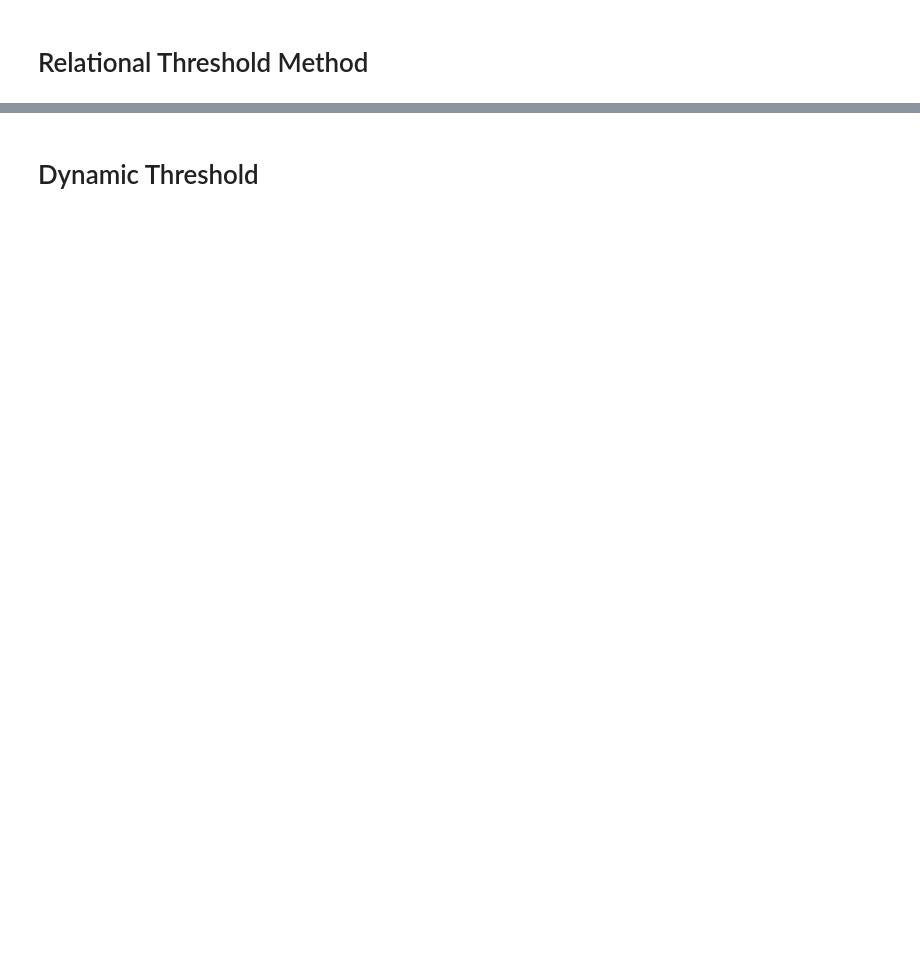
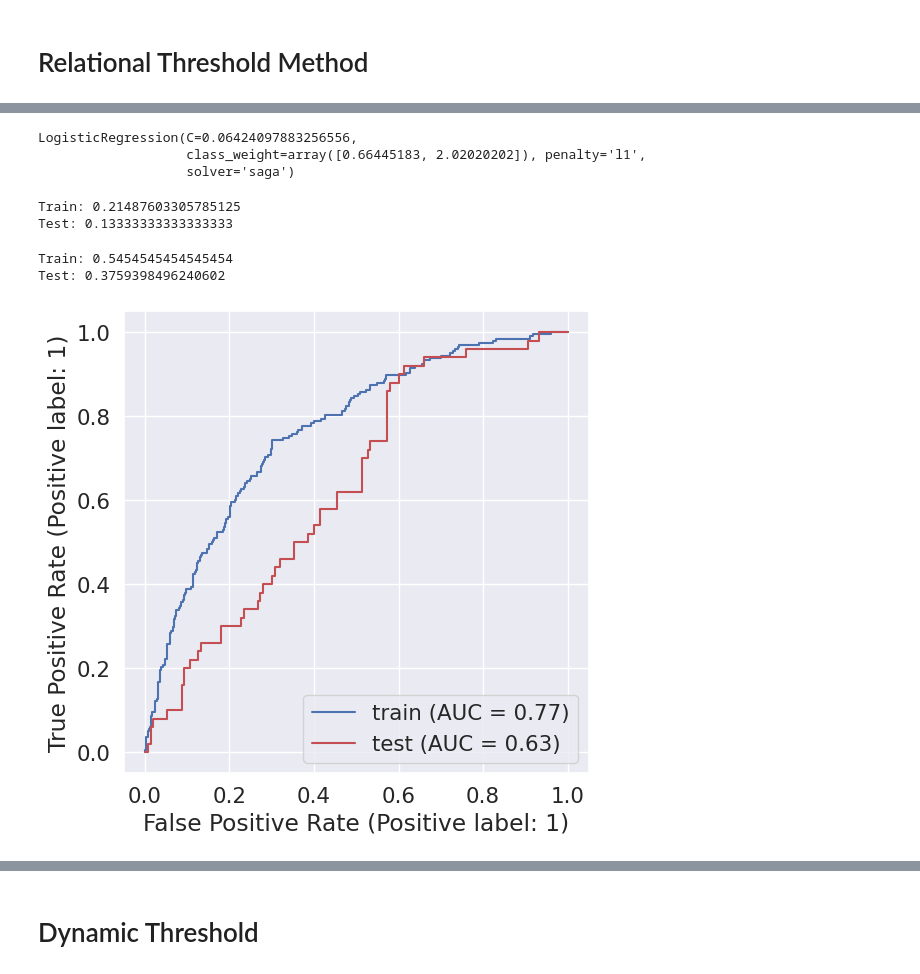
Before and after one commit to NasLabBgu/hate_speech_detection, a Jupyter notebook: detection/experiments/user_level__threshold_models.ipynb, the cells around one changed output, grey strips where cells are left out. Saved outputs shown, nothing was run; the diff lists cells and outputs as text; code cells hidden in the pictures; blank space fills up the shorter version.

Commit message:
added notebook for running threshold models with ml models and networkx graphs

```diff
--- a/detection/experiments/user_level__threshold_models.ipynb
+++ b/detection/experiments/user_level__threshold_models.ipynb
@@ -317,0 +457,5 @@ relational_threshold_method(X, y, post_threshold=0.5, min_mention_threshold=3)
+# %%
+filtered_mentions_mean_pred_df = pd.merge(pd.merge(
+    filtered_mentions_df.query('`source` in @y.index or `dest` in @y.index'), user_mean_preds.rename('source_mean_pred'), left_on='source', right_index=True, how='left'
+), user_mean_preds.rename('dest_mean_pred'), left_on='dest', right_index=True, how='left').drop(columns=['weight'])
+filtered_mentions_mean_pred_df
@@ -317,0 +476,5 @@ relational_threshold_method(X, y, post_threshold=0.5, min_mention_threshold=3)
+# %%
+filtered_retweets_mean_pred_df = pd.merge(pd.merge(
+    filtered_retweets_df.query('`source` in @y.index or `dest` in @y.index'), user_mean_preds.rename('source_mean_pred'), left_on='source', right_index=True, how='left'
+), user_mean_preds.rename('dest_mean_pred'), left_on='dest', right_index=True, how='left').drop(columns=['weight'])
+filtered_retweets_mean_pred_df
@@ -317,0 +495,10 @@ relational_threshold_method(X, y, post_threshold=0.5, min_mention_threshold=3)
+# %%
+X = pd.concat([user_mean_preds.loc[y.index],
+           filtered_mentions_mean_pred_df.query('`source` in @y.index').groupby('source')['dest_mean_pred'].mean().rename('mentions_mean_pred'),
+           filtered_mentions_mean_pred_df.query('`dest` in @y.index').groupby('dest')['source_mean_pred'].mean().rename('mentioned_by_mean_pred'),
+           filtered_retweets_mean_pred_df.query('`source` in @y.index').groupby('source')['dest_mean_pred'].mean().rename('retweeted_mean_pred'),
+           filtered_retweets_mean_pred_df.query('`dest` in @y.index').groupby('dest')['source_mean_pred'].mean().rename('retweeted_by_mean_pred'),
+          ], axis=1).fillna(0)
+train_df = X.loc[y_train.index]
+test_df = X.loc[y_test.index]
+X
@@ -317,0 +519,17 @@ relational_threshold_method(X, y, post_threshold=0.5, min_mention_threshold=3)
+# %%
+scaler = StandardScaler()
+X_train = scaler.fit_transform(train_df)
+X_test = scaler.transform(test_df)
+
+lr = study.best_trial.user_attrs['clf']
+lr.fit(X_train, y_train)
+# %% [output]
+LogisticRegression(C=0.06424097883256556,
+                   class_weight=array([0.66445183, 2.02020202]), penalty='l1',
+                   solver='saga')
+# %%
+print(f'Train: {f1_score(lr.predict(X_train), y_train)}')
+print(f'Test: {f1_score(lr.predict(X_test), y_test)}')
+# %% [output]
+Train: 0.21487603305785125
+Test: 0.13333333333333333
@@ -317,0 +542,13 @@ relational_threshold_method(X, y, post_threshold=0.5, min_mention_threshold=3)
+# %%
+print(f'Train: {f1_score(train_preds, y_train)}')
+print(f'Test: {f1_score(test_preds, y_test)}')
+# %% [output]
+Train: 0.5454545454545454
+Test: 0.3759398496240602
+# %%
+fig, ax = plt.subplots(figsize=(6,6))
+display = RocCurveDisplay.from_estimator(lr, X_train, y_train, ax=ax, name='train', color='b')
+display = RocCurveDisplay.from_estimator(lr, X_test, y_test, ax=ax, name='test', color='r')
+plt.show()
+# %% [output]
+[figure, added]
```
Also changed, not shown: parts of 66 cells of this notebook, 10 other files.
